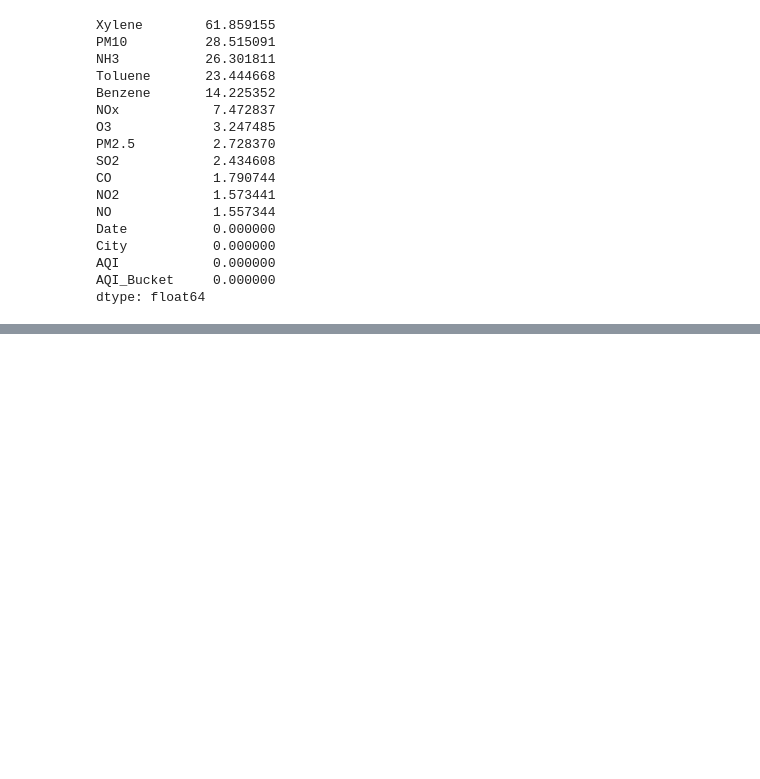
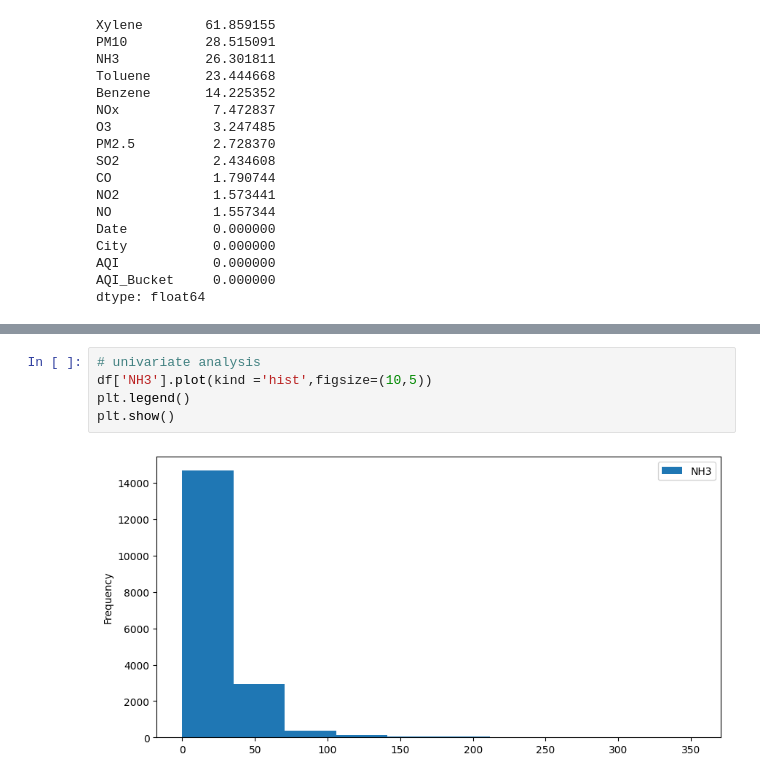
Before and after one commit to samikshahujare/Air-quality-index-prediction-model-AICTE, a Jupyter notebook: AQI Prediction.ipynb, the cells around one changed output, grey strips where cells are left out. Saved outputs shown, nothing was run; the diff lists cells and outputs as text; blank space fills up the shorter version.

```diff
--- a/AQI Prediction.ipynb
+++ b/AQI Prediction.ipynb
@@ -151,0 +169,7 @@ dtype: float64
+# %%
+# univariate analysis
+df['NH3'].plot(kind ='hist',figsize=(10,5))
+plt.legend()
+plt.show()
+# %% [output]
+[figure, added]
```
Also changed, not shown: parts of 40 cells of this notebook.
